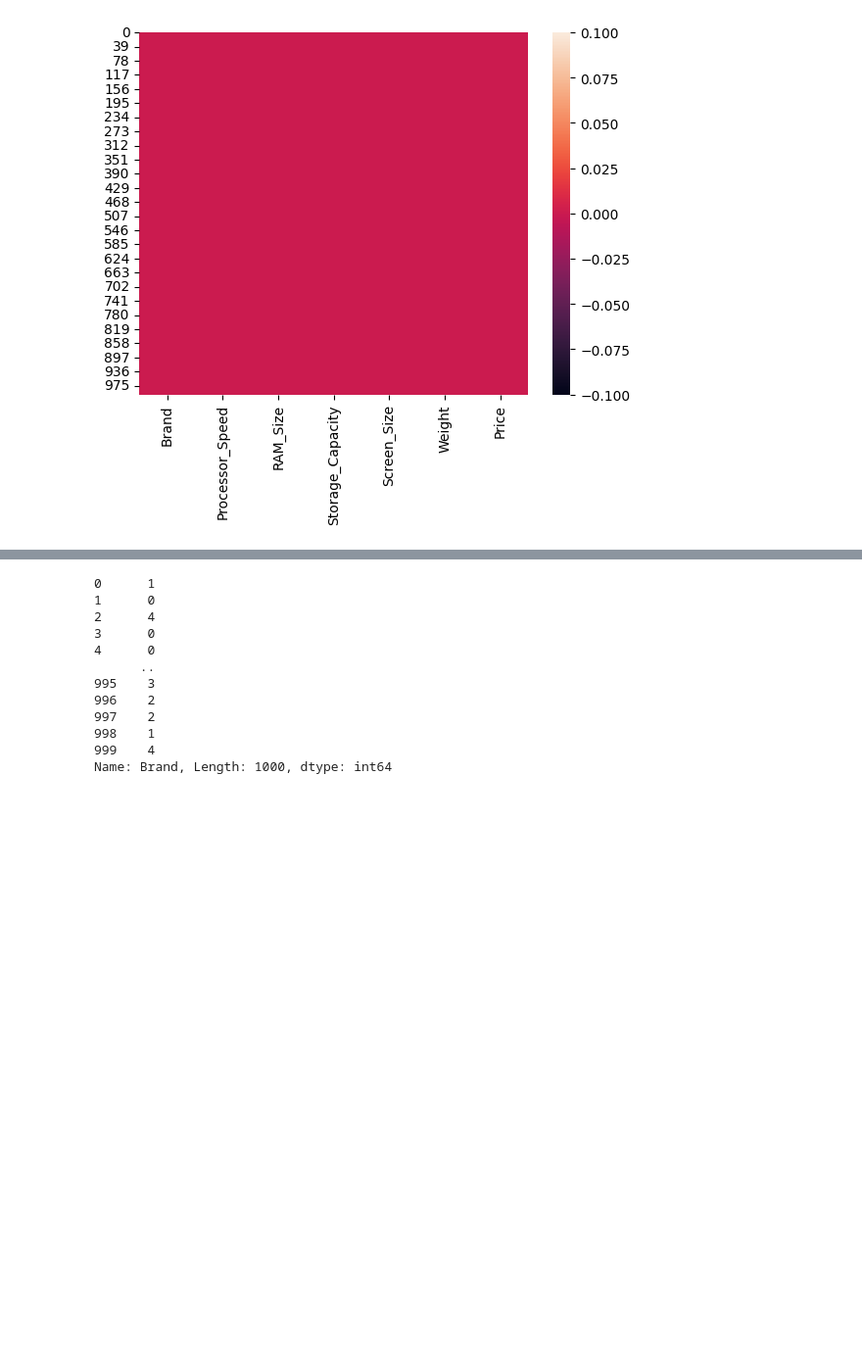
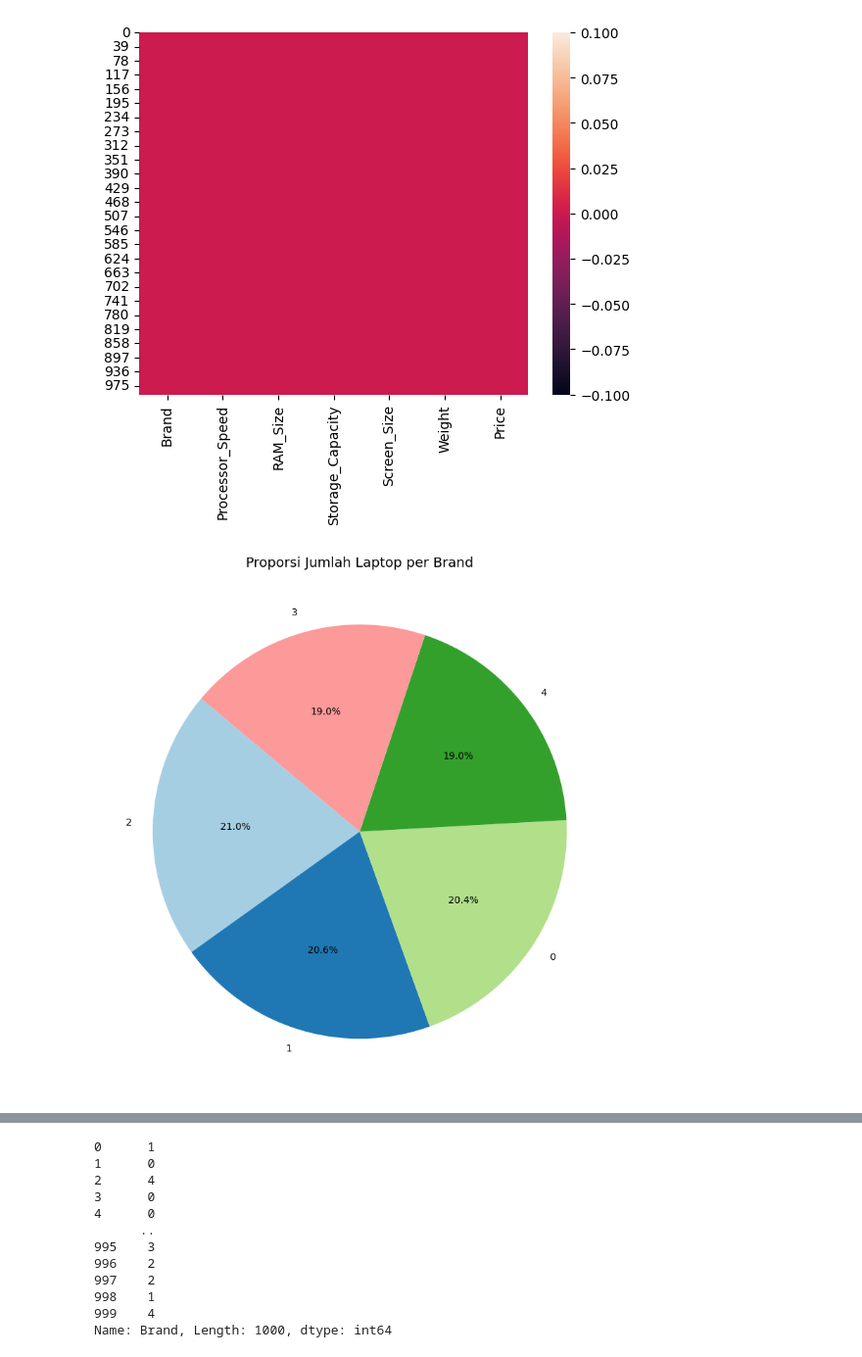
Before and after one commit to irfanraizel/tugas-data-mining, a Jupyter notebook: estimasi_harga_laptop.ipynb, the cells around one changed output, grey strips where cells are left out. Shown at 98% size. Drawn from its saved outputs; the diff is of its cells as text; code cells hidden in the pictures; blank space fills up the shorter version.

```diff
--- a/estimasi_harga_laptop.ipynb
+++ b/estimasi_harga_laptop.ipynb
@@ -41,3 +45,19 @@ sns.heatmap(df.isnull())
 # %% [output]
 <Axes: >
 [figure]
+# %%
+# Menghitung proporsi jumlah laptop per brand
+brand_counts = df["Brand"].value_counts()
+
+# Membuat pie chart
+plt.figure(figsize=(8, 8))
+plt.pie(brand_counts, labels=brand_counts.index, autopct='%1.1f%%', startangle=140, colors=plt.cm.Paired.colors)
+
+# Menambahkan judul
+plt.title("Proporsi Jumlah Laptop per Brand", fontsize=14)
+
+# Menampilkan plot
+plt.tight_layout()
+plt.show()
+# %% [output]
+[figure, added]
```
Also changed, not shown: parts of 6 cells of this notebook, 1 other file.
